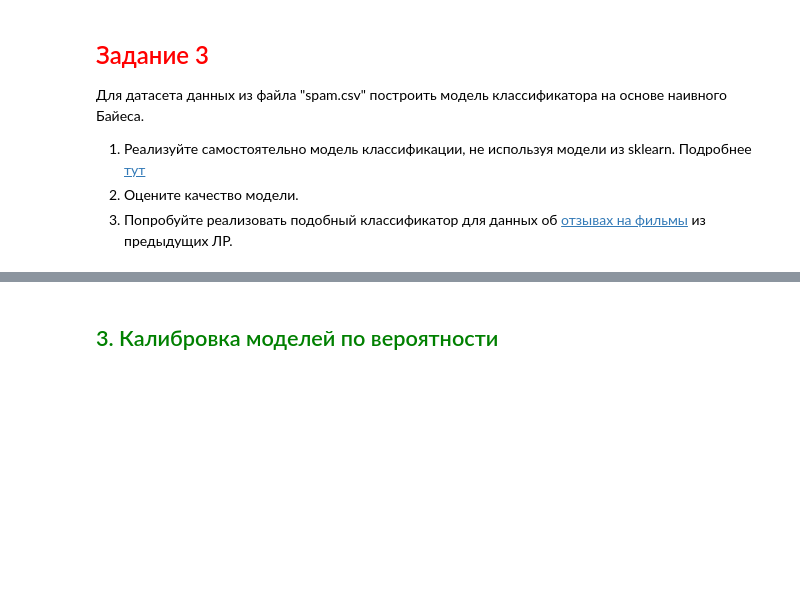
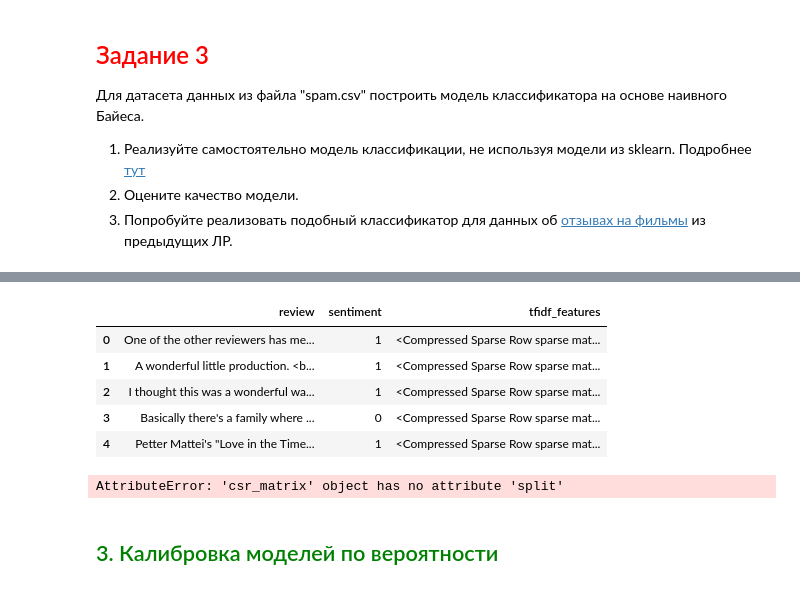
Before and after one commit to Dragoh54/MachineLearning-Labs, a Jupyter notebook: lab8/2024_ML_LR8_MACS.ipynb, the cells around one changed output, grey strips where cells are left out. Drawn from its saved outputs; the diff is of its cells as text; code cells hidden in the pictures; blank space fills up the shorter version.

```diff
--- a/lab8/2024_ML_LR8_MACS.ipynb
+++ b/lab8/2024_ML_LR8_MACS.ipynb
@@ -429,0 +600,3 @@ array(['naked', 'yo', 'at', 'boat', 'my', 'me', 'here', 'half', 'on', 'm',
+# %%
+data = pd.read_csv('IMDB Dataset.csv')
+data.head()
@@ -430,3 +610,41 @@ array(['naked', 'yo', 'at', 'boat', 'my', 'me', 'here', 'half', 'on', 'm',
+# %%
+
+data['prep_review'] = data['review'].apply(preprocess_text)
+
+X_text = data['prep_review']
+Y = data['sentiment'].map({'positive': 1, 'negative': 0})
+
+vectorizer = TfidfVectorizer(max_features=1000, stop_words='english')
+X = vectorizer.fit_transform(X_text)
+
+# imdb = pd.DataFrame(data['review'])
+# imdb['sentiment'] = Y.values
+# imdb['tfidf_features'] = [X.getrow(i) for i in range(X.shape[0])]
+
+# imdb.head()
+# %% [output]
+|  | review | sentiment | tfidf_features |
+| 0 | One of the other reviewers has me... | 1 | <Compressed Sparse Row sparse mat... |
+| 1 | A wonderful little production. <b... | 1 | <Compressed Sparse Row sparse mat... |
+| 2 | I thought this was a wonderful wa... | 1 | <Compressed Sparse Row sparse mat... |
+| 3 | Basically there's a family where ... | 0 | <Compressed Sparse Row sparse mat... |
+| 4 | Petter Mattei's "Love in the Time... | 1 | <Compressed Sparse Row sparse mat... |
+# %%
+X_train, X_test, y_train, y_test = train_test_split(X, Y, test_size=0.2, random_state=RANDOM_STATE)
+
+nb = NaiveBayesClassifier()
+nb.fit(X_train, y_train)
+
+y_pred = nb.predict(X_test)
+#accuracy = accuracy_score(y_test, y_pred)
+accuracy = np.mean(np.array(y_pred) == y_test.values)
+
+print("NaiveBayesClassifier Accuracy:", accuracy)
+
+confusion = confusion_matrix(y_test, y_pred)
+sns.heatmap(confusion, annot=True, cmap='coolwarm', linewidths=0.5)
+# %% [output]
+AttributeError: 'csr_matrix' object has no attribute 'split'
 # %% [markdown]
 ## <font color = 'green'> 3. Калибровка моделей по вероятности</font>
 # %% [markdown]
```
Also changed, not shown: parts of 17 cells of this notebook, 1 other file.
